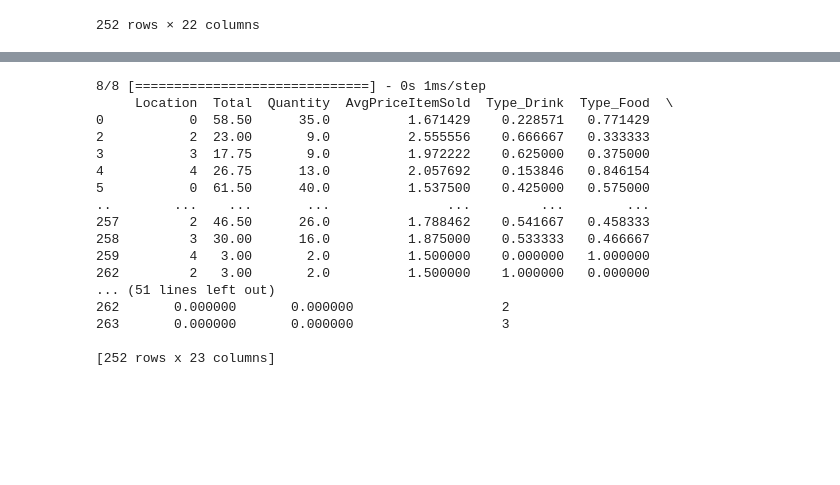
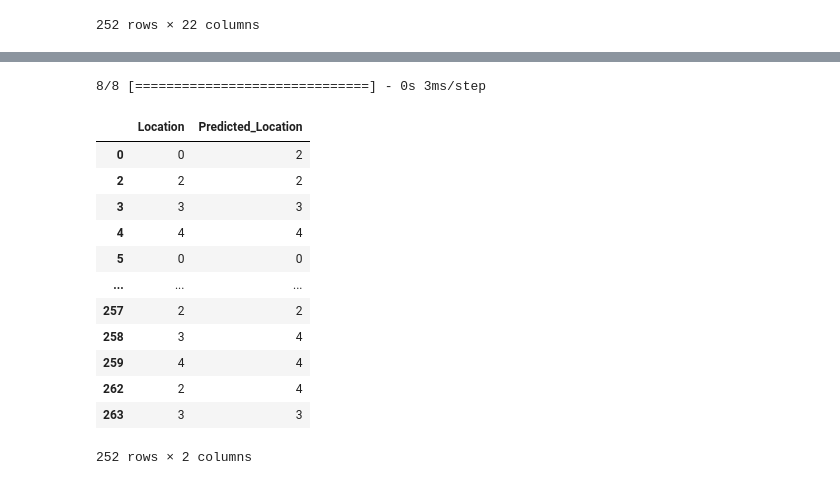
Before and after one commit to tomweinandy/AIinPowerBI, a Jupyter notebook: train_vending_model.ipynb, the cells around one changed output, grey strips where cells are left out. Saved outputs shown, nothing was run; the diff lists cells and outputs as text; code cells hidden in the pictures; blank space fills up the shorter version.

```diff
--- a/train_vending_model.ipynb
+++ b/train_vending_model.ipynb
@@ -108,46 +111,43 @@ with open('vending_model.pickle', 'wb') as file:
 # %%
 # Preprocess the data
 label_encoder = LabelEncoder()
 df['Location'] = label_encoder.fit_transform(df['Location'])  # Encode location labels
 
 # Split the data into input features (X) and the target variable (y)
 X = df.drop('Location', axis=1)
 
 # Predict the labels
 predictions = model.predict(X)
 
 # Change predictions to integers between 0 and 4
 encoded_labels = [int(min(max(p.round(0), 0), 4)) for p in predictions]
 
 # Decode the predicted labels
 decoded_labels = label_encoder.inverse_transform(encoded_labels)
 
 # Add the predicted labels to the DataFrame
 df['Predicted_Location'] = decoded_labels
 
 # Decode Location
 df['Location'] = label_encoder.inverse_transform(df['Location'])
 
 # Print the DataFrame with the predictions
-print(df)
+df[['Location', 'Predicted_Location']]
 # %% [output]
-8/8 [==============================] - 0s 1ms/step
-     Location  Total  Quantity  AvgPriceItemSold  Type_Drink  Type_Food  \
-0           0  58.50      35.0          1.671429    0.228571   0.771429
-2           2  23.00       9.0          2.555556    0.666667   0.333333
-3           3  17.75       9.0          1.972222    0.625000   0.375000
-4           4  26.75      13.0          2.057692    0.153846   0.846154
-5           0  61.50      40.0          1.537500    0.425000   0.575000
-..        ...    ...       ...               ...         ...        ...
-257         2  46.50      26.0          1.788462    0.541667   0.458333
-258         3  30.00      16.0          1.875000    0.533333   0.466667
-259         4   3.00       2.0          1.500000    0.000000   1.000000
-262         2   3.00       2.0          1.500000    1.000000   0.000000
-... (51 lines left out)
-262       0.000000       0.000000                   2
-263       0.000000       0.000000                   3
-
-[252 rows x 23 columns]
+8/8 [==============================] - 0s 3ms/step
+|  | Location | Predicted_Location |
+| 0 | 0 | 2 |
+| 2 | 2 | 2 |
+| 3 | 3 | 3 |
+| 4 | 4 | 4 |
+| 5 | 0 | 0 |
+| ... | ... | ... |
+| 257 | 2 | 2 |
+| 258 | 3 | 4 |
+| 259 | 4 | 4 |
+| 262 | 2 | 4 |
+| 263 | 3 | 3 |
+252 rows × 2 columns
 # %%
 end_time = datetime.datetime.now()
 print(end_time)
```
Also changed, not shown: parts of 6 cells of this notebook, 2 other files.
